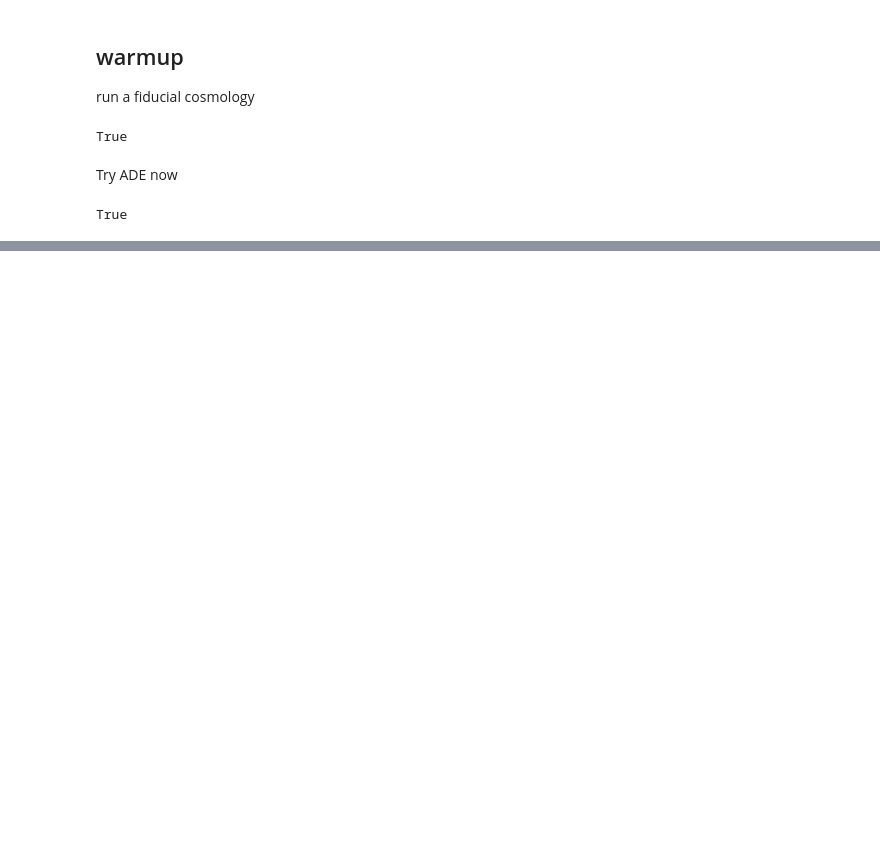
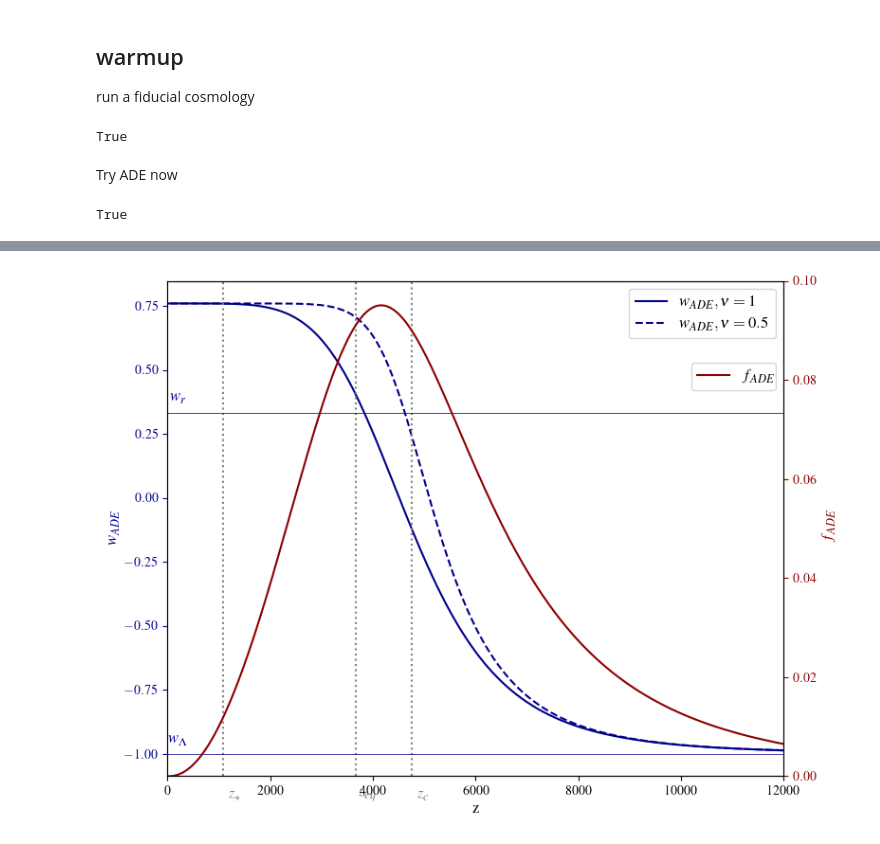
Before and after one commit to marcobeIIa/AxiCLASS, a Jupyter notebook: notebooks/mb_ADE.ipynb, the cells around one changed output, grey strips where cells are left out. Drawn from its saved outputs; the diff is of its cells as text; code cells hidden in the pictures; blank space fills up the shorter version.

```diff
--- a/notebooks/mb_ADE.ipynb
+++ b/notebooks/mb_ADE.ipynb
@@ -143,0 +143,50 @@ plt.legend()
+# %%
+
+# Prepare the data
+z = bg['z']
+z_eq = derived['z_eq']
+z_rec = derived['z_rec']
+w_fld_ADE1 = bg['(.)w_fld']
+w_fld_ADE2 = bg_no_p['(.)w_fld']
+rho_fld_ADE1 = bg['(.)rho_fld']
+rho_tot_ADE1 = bg['(.)rho_tot']
+f_fld_1 = rho_fld_ADE1 / rho_tot_ADE1  # This will go on the right-hand y-axis
+
+fig, ax1 = plt.subplots()
+
+# Plot on primary y-axis (left)
+ax1.plot(z, w_fld_ADE1, label=r'$w_{ADE}, \nu = 1$', color='darkblue',)
+ax1.plot(z, w_fld_ADE2, label=r'$w_{ADE}, \nu = 0.5$', color='darkblue', linestyle='dashed')
+ax1.axvline(x=axion_zc, color='grey', linestyle='dotted',)
+ax1.axvline(x=z_rec, color='grey', linestyle='dotted',)
+ax1.axvline(x=z_eq, color='grey', linestyle='dotted',)
+ax1.axhline(y=-1, color='darkblue',linewidth='0.5')
+ax1.axhline(y=1/3, color='darkblue',linewidth='0.5')
+plt.text(plt.ylim()[0]+200, -0.97, r'$w_\Lambda$', color='darkblue', ha='center', va='bottom',fontsize='large')
+plt.text(plt.ylim()[0]+200, 1/3+.03, r'$w_r$', color='darkblue', ha='center', va='bottom',fontsize='large')
+plt.text(axion_zc+200, plt.ylim()[0]-.1, r'$z_c$', color='grey', ha='center', va='bottom',fontsize='large')
+plt.text(z_rec+200, plt.ylim()[0]-.1, r'$z_{\star}$', color='grey', ha='center', va='bottom',fontsize='large')
+plt.text(z_eq+200, plt.ylim()[0]-.1, r'$z_{eq}$', color='grey', ha='center', va='bottom',fontsize='large')
+
+ax1.set_xlabel('z',fontsize='large')
+ax1.set_ylabel(r'$w_{ADE}$',fontsize='large', color='darkblue')
+ax1.set_xlim(0, 12000)
+#ax1.set_ylim(-1.25, .9)
+ax1.tick_params('y',colors='darkblue')
+# Secondary y-axis (right)
+ax2 = ax1.twinx()
+ax2.plot(z, f_fld_1, label=r'$f_{ADE}$', color='darkred')
+ax2.set_ylabel(r'$f_{ADE}$',fontsize='large',color='darkred')
+ax2.set_ylim(0, .1)  # Set based on physical expectations
+ax2.tick_params(colors='darkred')
+
+# Merge legends from both axes
+lines1, labels1 = ax1.get_legend_handles_labels()
+lines2, labels2 = ax2.get_legend_handles_labels()
+ax1.legend(lines1, labels1, loc='upper right', bbox_to_anchor=(1, 1))
+ax2.legend(lines2, labels2, loc='upper right', bbox_to_anchor=(1, 0.85))
+
+plt.tight_layout()
+plt.show()
+# %% [output]
+[figure, added]
```
Also changed, not shown: parts of 6 cells of this notebook, 3 other files.
